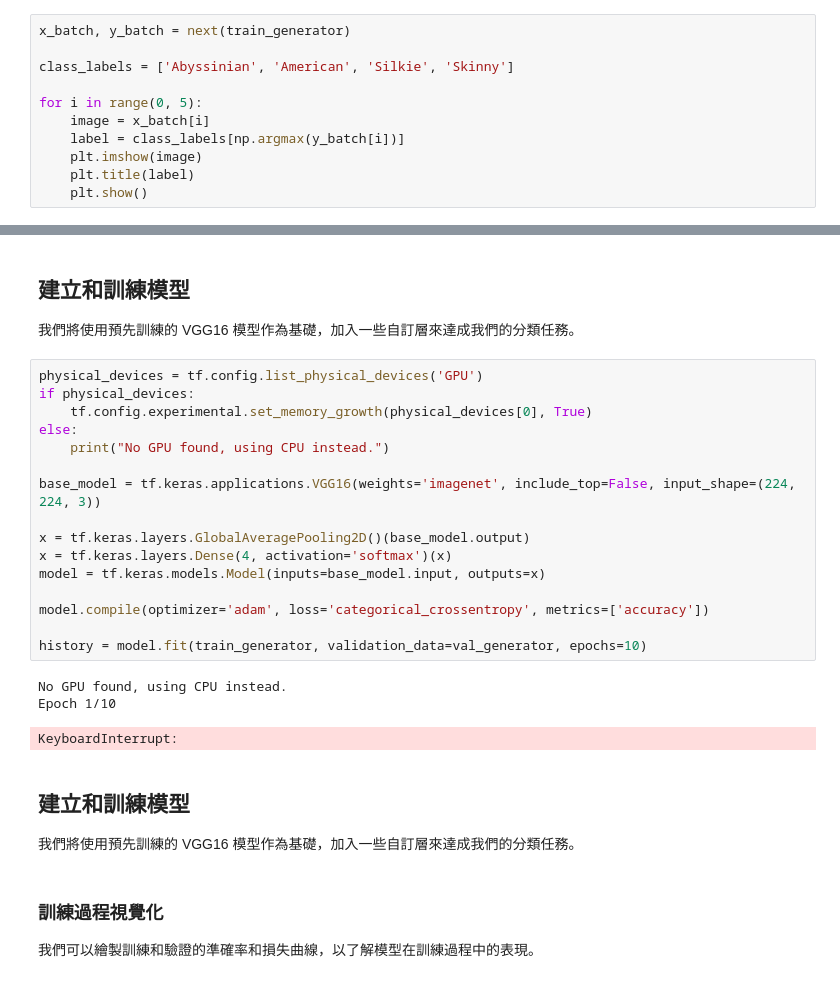
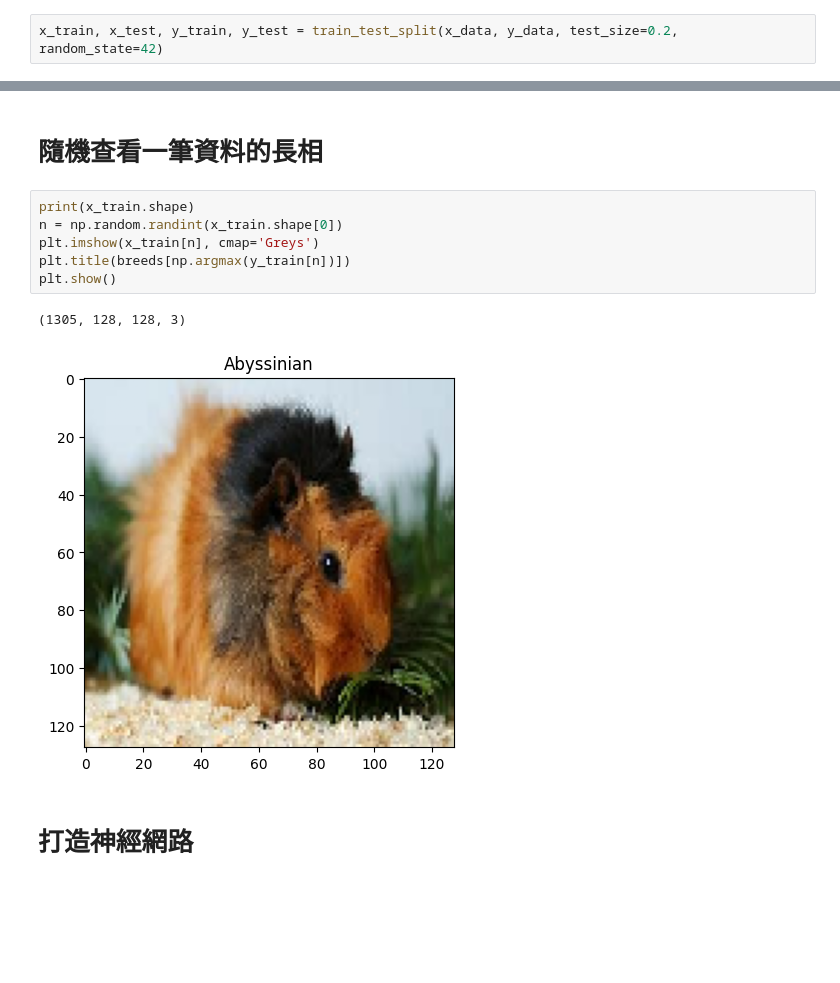
Before and after one commit to Ari4IV/Guinea_pig_identification, a Jupyter notebook: train.ipynb, the cells around one changed output, grey strips where cells are left out. Cells and saved outputs as stored; diff of their text form; blank space fills up the shorter version.

```diff
--- a/train.ipynb
+++ b/train.ipynb
@@ -28,11 +37,2 @@ Found 324 images belonging to 4 classes.
 # %%
-x_batch, y_batch = next(train_generator)
-
-class_labels = ['Abyssinian', 'American', 'Silkie', 'Skinny']
-
-for i in range(0, 5):
-    image = x_batch[i]
-    label = class_labels[np.argmax(y_batch[i])]
-    plt.imshow(image)
-    plt.title(label)
-    plt.show()
+x_train, x_test, y_train, y_test = train_test_split(x_data, y_data, test_size=0.2, random_state=42)
@@ -45,33 +39,14 @@ for i in range(0, 5):
 # %% [markdown]
-## 建立和訓練模型
-
-我們將使用預先訓練的 VGG16 模型作為基礎，加入一些自訂層來達成我們的分類任務。
+# 隨機查看一筆資料的長相
 # %%
-physical_devices = tf.config.list_physical_devices('GPU')
-if physical_devices:
-    tf.config.experimental.set_memory_growth(physical_devices[0], True)
-else:
-    print("No GPU found, using CPU instead.")
-
-base_model = tf.keras.applications.VGG16(weights='imagenet', include_top=False, input_shape=(224, 224, 3))
-
-x = tf.keras.layers.GlobalAveragePooling2D()(base_model.output)
-x = tf.keras.layers.Dense(4, activation='softmax')(x)
-model = tf.keras.models.Model(inputs=base_model.input, outputs=x)
-
-model.compile(optimizer='adam', loss='categorical_crossentropy', metrics=['accuracy'])
-
-history = model.fit(train_generator, validation_data=val_generator, epochs=10)
+print(x_train.shape)
+n = np.random.randint(x_train.shape[0])
+plt.imshow(x_train[n], cmap='Greys')
+plt.title(breeds[np.argmax(y_train[n])])
+plt.show()
 # %% [output]
-No GPU found, using CPU instead.
-Epoch 1/10
+(1305, 128, 128, 3)
-KeyboardInterrupt:
+[figure, added]
-# %% [markdown]
-## 建立和訓練模型
-
-我們將使用預先訓練的 VGG16 模型作為基礎，加入一些自訂層來達成我們的分類任務。
 # %% [markdown]
-### 訓練過程視覺化
-
-我們可以繪製訓練和驗證的準確率和損失曲線，以了解模型在訓練過程中的表現。
+# 打造神經網路
 # %%
```
Also changed, not shown: parts of 19 cells of this notebook.
